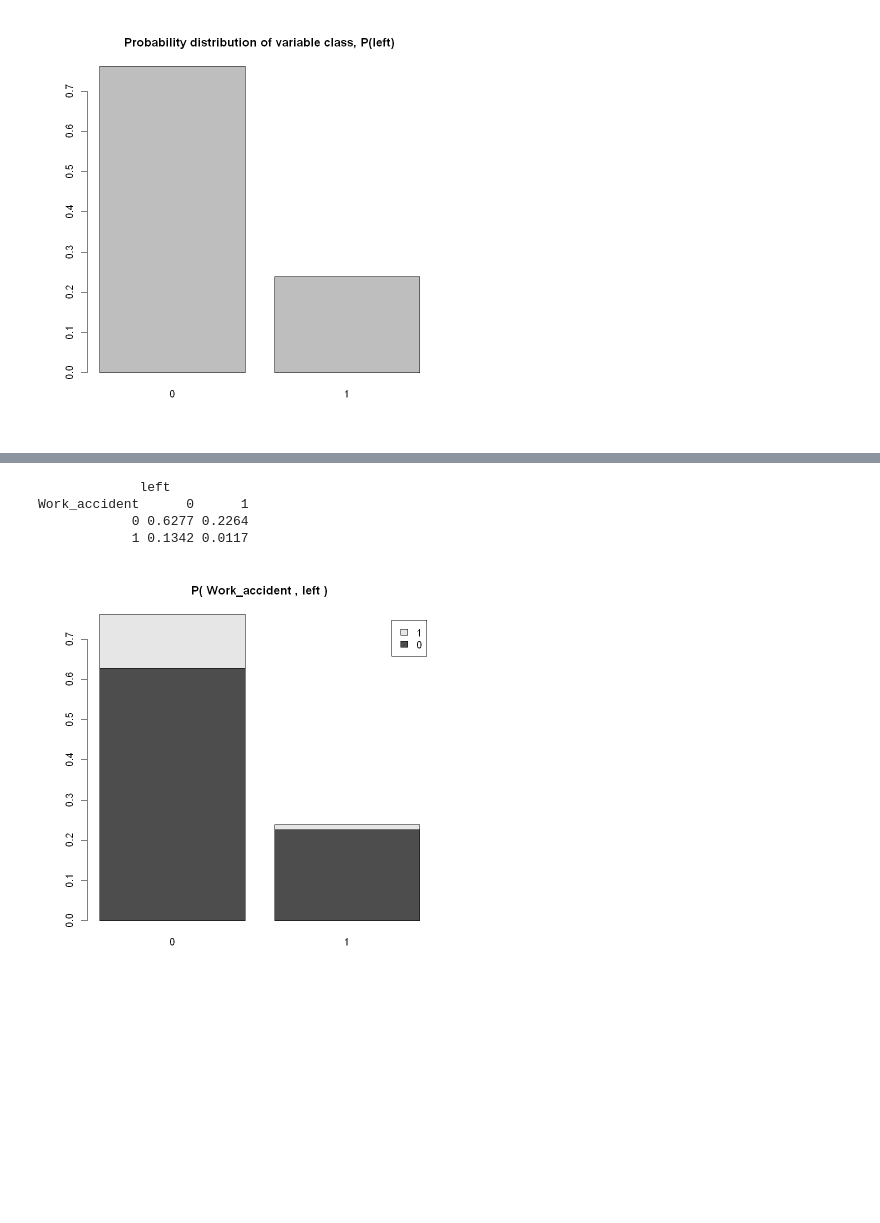
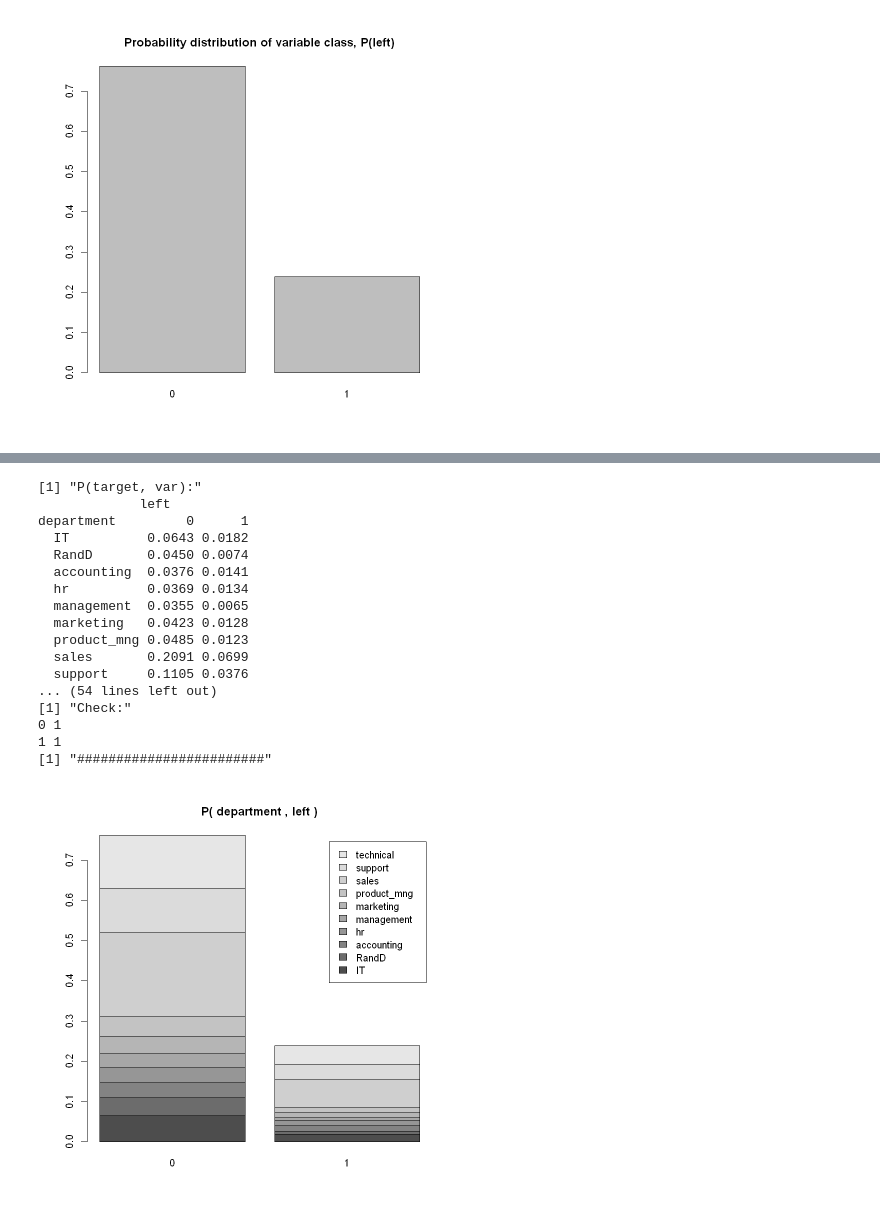
Before and after one commit to HEG-IG-Ex/62-62_Data_Mining, a Jupyter notebook: tp01/hr_predictions.ipynb, the cells around one changed output, grey strips where cells are left out. Cells and saved outputs as stored; diff of their text form; code cells hidden in the pictures; blank space fills up the shorter version.

Commit message:
Finalize QualitativeAttrsTheory function in tp01

```diff
--- a/tp01/hr_predictions.ipynb
+++ b/tp01/hr_predictions.ipynb
@@ -84,6 +75,6 @@ $salary
 # %%
 target.counts <- table(data[, target_variables_idx])
-P.target <- prop.table(left.counts)
+P.target <- prop.table(target.counts)
 barplot(target.counts, main=paste0("Distribution of variable class ", colnames(data)[target_variables_idx]))
 barplot(P.target, main=paste0("Probability distribution of variable class, P(", colnames(data)[target_variables_idx], ")"))
 # %% [output]
@@ -93,9 +84,10 @@ barplot(P.target, main=paste0("Probability distribution of variable class, P(",
 # Define the function
 plot_probabilities <- function(data, variable_idx, target_idx) {
 
+
     # Get the names of the variable and target variable
-    var_name <- colnames(data)[variable_idx]
-    target_name <- colnames(data)[target_idx]
+    var_name <- trimws(colnames(data)[variable_idx])
+    target_name <- trimws(colnames(data)[target_idx])
 
     # Calculate the probability distribution P(variable)
     P_var <- prop.table(table(data[, variable_idx]))
@@ -107,20 +99,45 @@ plot_probabilities <- function(data, variable_idx, target_idx) {
     P_target_given_var <- prop.table(table(data[, c(target_idx, variable_idx)]), margin = 2)
     print(P_target_given_var)  # Display the conditional probability
 
+    # Set working directory to the folder of the script
+    #setwd(normalizePath(dirname(sys.frame(1)$ofile)))
+    setwd("C:/Users/huniv/jnotebook/data-mining/62-62_Data_Mining/tp01/")
+
+    # Ensure output directory exists
+    if (!dir.exists("./output")) {
+        dir.create("./output")
+    }
+
+    # Create the full path for the PDF file
+    full_pdf_path <- file.path("./output", paste0(var_name, ".pdf"))
+
+    # Open a PDF to save the plots
+    pdf(file = paste(full_pdf_path), width = 12, height = 6)
+
+    # Set up a 1-row, 2-column layout for the plots
+    par(mfrow = c(1, 2), mar = c(5, 4, 4, 6) + 0.1)  # Adjust margins for better space for the legend
+
     # Visualize the probability distribution P(variable)
     barplot(P_var,
             main = paste0("Probability Distribution P(", var_name, ")"),
             xlab = paste0("Category of ", var_name),
-            ylab = "Probability",
-            legend = TRUE)
+            ylab = "Probability"
+    )
+    #legend = TRUE,
+    #args.legend = list(x = "topright", inset = c(-0.1, 0), bty = "n")
 
     # Visualize the conditional probability P(target|variable)
     barplot(P_target_given_var,
-            beside = TRUE,  # Separate bars for each target category
+            beside = FALSE,  # Separate bars for each target category
             main = paste0("Conditional Probability P(", target_name, "|", var_name, ")"),
             xlab = paste0("Category of ", var_name),
             ylab = "Conditional Probability",
-            legend.text = rownames(P_target_given_var))
+            legend.text = rownames(P_target_given_var),
+            args.legend = list(x = "topright", inset = c(-0.1, 0), bty = "n")
+    )
+
+    # Close the PDF device
+    dev.off()
 
 }
 # %%
@@ -165,9 +210,22 @@ QualitativeAttrsTheory <- function(data, variable_idx, target_idx) {
 }
 # %%
-QualitativeAttrsTheory(data, 7,target_variables_idx)
+    QualitativeAttrsTheory(data, 10,target_variables_idx)
 # %% [output]
+[1] "P(target, var):"
              left
-Work_accident      0      1
-            0 0.6277 0.2264
-            1 0.1342 0.0117
+department         0      1
+  IT          0.0643 0.0182
+  RandD       0.0450 0.0074
+  accounting  0.0376 0.0141
+  hr          0.0369 0.0134
+  management  0.0355 0.0065
+  marketing   0.0423 0.0128
+  product_mng 0.0485 0.0123
+  sales       0.2091 0.0699
+  support     0.1105 0.0376
+... (54 lines left out)
+[1] "Check:"
+0 1
+1 1
+[1] "########################"
-[figure, old version]
+[figure, new version]
```
Also changed, not shown: parts of 3 cells of this notebook, 6 other files.
